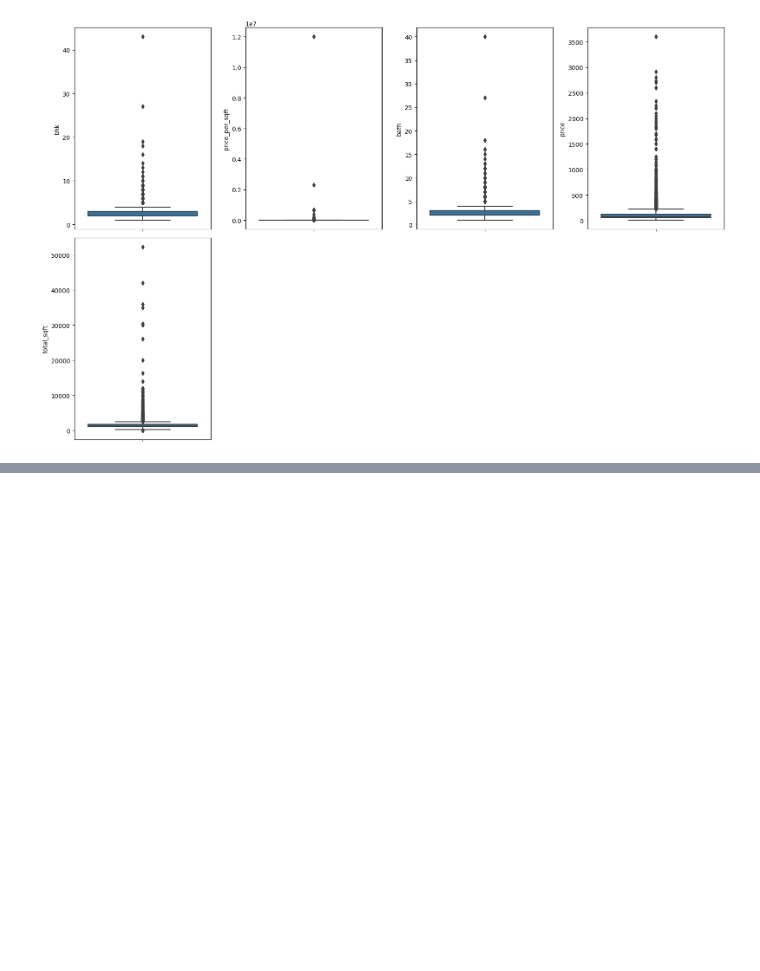
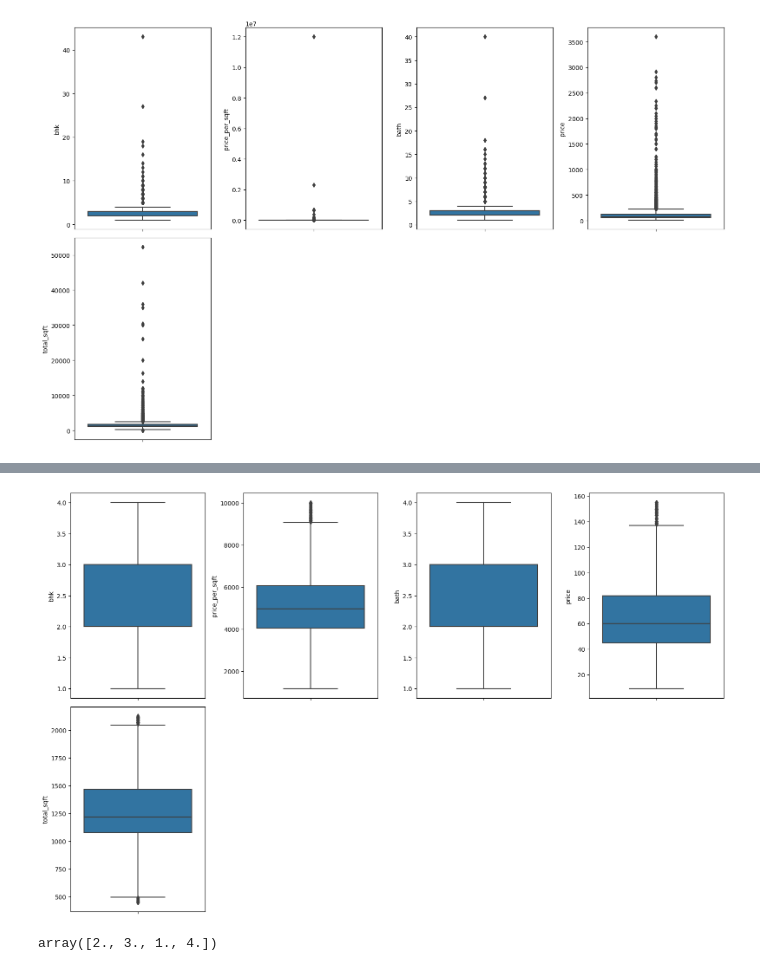
Before and after one commit to pranshu-raj-211/project-alphazero, a Jupyter notebook: house-price-prediction/prices.ipynb, the cells around one changed output, grey strips where cells are left out. Saved outputs shown, nothing was run; the diff lists cells and outputs as text; code cells hidden in the pictures; blank space fills up the shorter version.

```diff
--- a/house-price-prediction/prices.ipynb
+++ b/house-price-prediction/prices.ipynb
@@ -364,0 +380,15 @@ df2 = df2[
+# %%
+plt.figure(figsize=(16, 10))
+
+for i, col in enumerate(features):
+    plt.subplot(2, 4, i + 1)
+    sns.boxplot(y = col, data = df2)
+    plt.ylabel(col)
+
+plt.tight_layout()
+# %% [output]
+[figure, added]
+# %%
+df2["bath"].unique()
+# %% [output]
+array([2., 3., 1., 4.])
```
Also changed, not shown: parts of 8 cells of this notebook.
